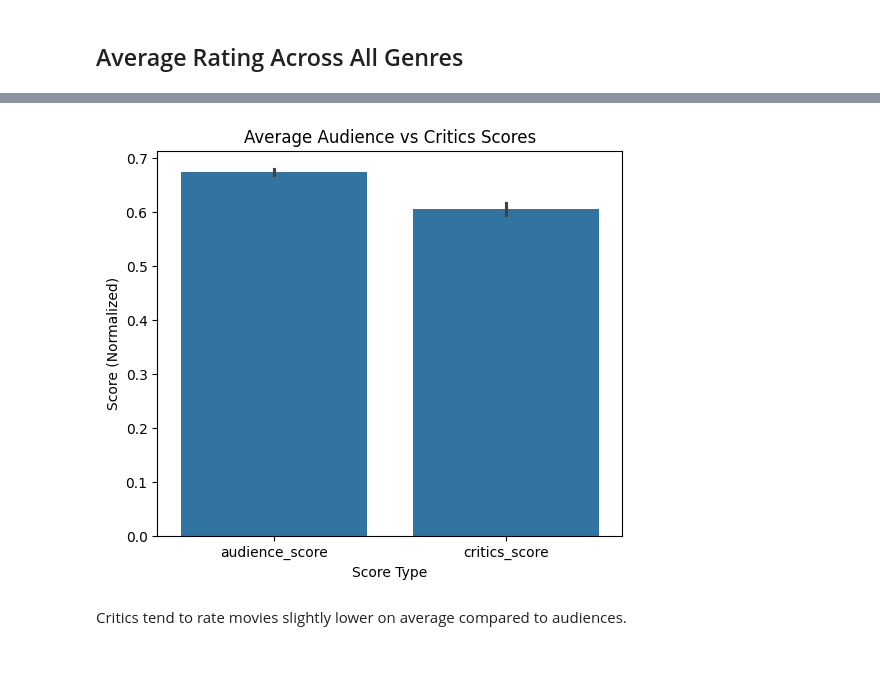
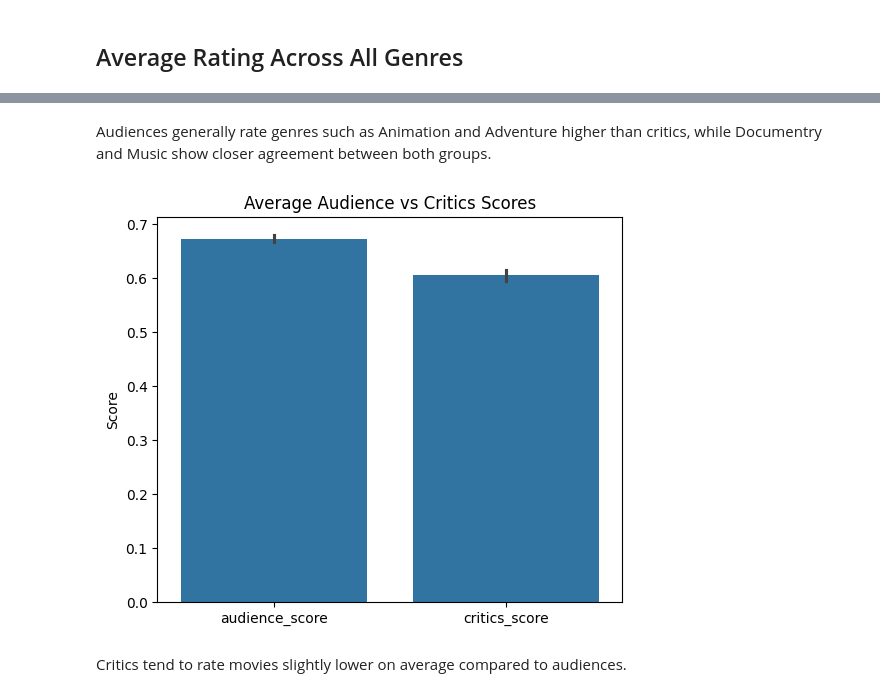
Before and after one commit to Darth-218/entertainment-analysis, a Jupyter notebook: notebooks/03-visualization.ipynb, the cells around one changed output, grey strips where cells are left out. Saved outputs shown, nothing was run; the diff lists cells and outputs as text; code cells hidden in the pictures; blank space fills up the shorter version.

```diff
--- a/notebooks/03-visualization.ipynb
+++ b/notebooks/03-visualization.ipynb
@@ -189,29 +184,25 @@ Is there a significant difference between critics’ and audience ratings across
+# %% [markdown]
+Audiences generally rate genres such as Animation and Adventure higher than critics, while Documentry and Music show closer agreement between both groups.
 # %%
-from sklearn.preprocessing import MinMaxScaler
-
-scaler = MinMaxScaler()
-df[["audience_score", "critics_score"]] = scaler.fit_transform(
-    df[["audience_score", "critics_score"]]
-)
-
 avg_scores = df.melt(
     value_vars=["audience_score", "critics_score"],
     var_name="Score Type",
     value_name="Score"
 )
 
 plt.figure(figsize=(6,5))
 sns.barplot(
     data=avg_scores,
     x="Score Type",
     y="Score"
 )
 
 plt.title("Average Audience vs Critics Scores")
-plt.ylabel("Score (Normalized)")
+plt.ylabel("Score")
+plt.xlabel("")
 plt.show()
 # %% [output]
-[figure, old version]
+[figure, new version]
 # %% [markdown]
 Critics tend to rate movies slightly lower on average compared to audiences.
 # %%
```
Also changed, not shown: parts of 11 cells of this notebook.
